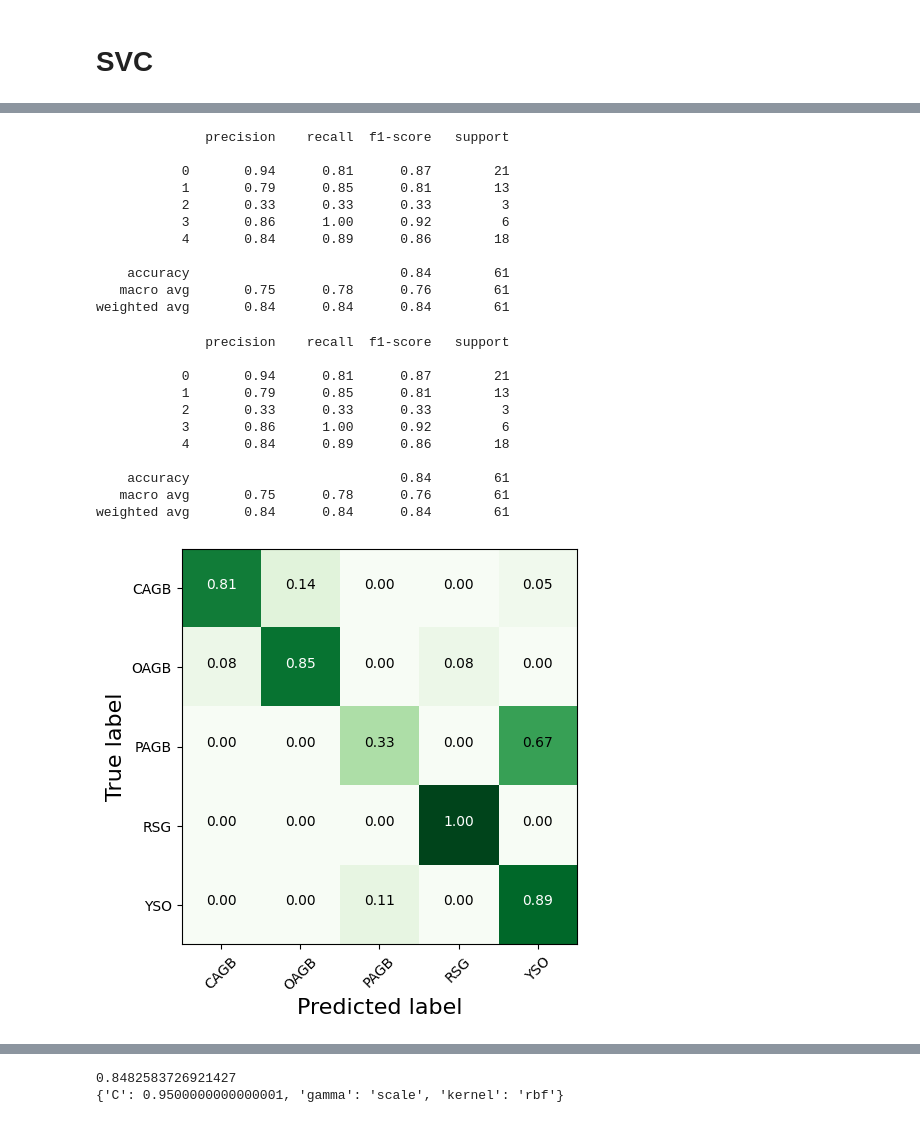
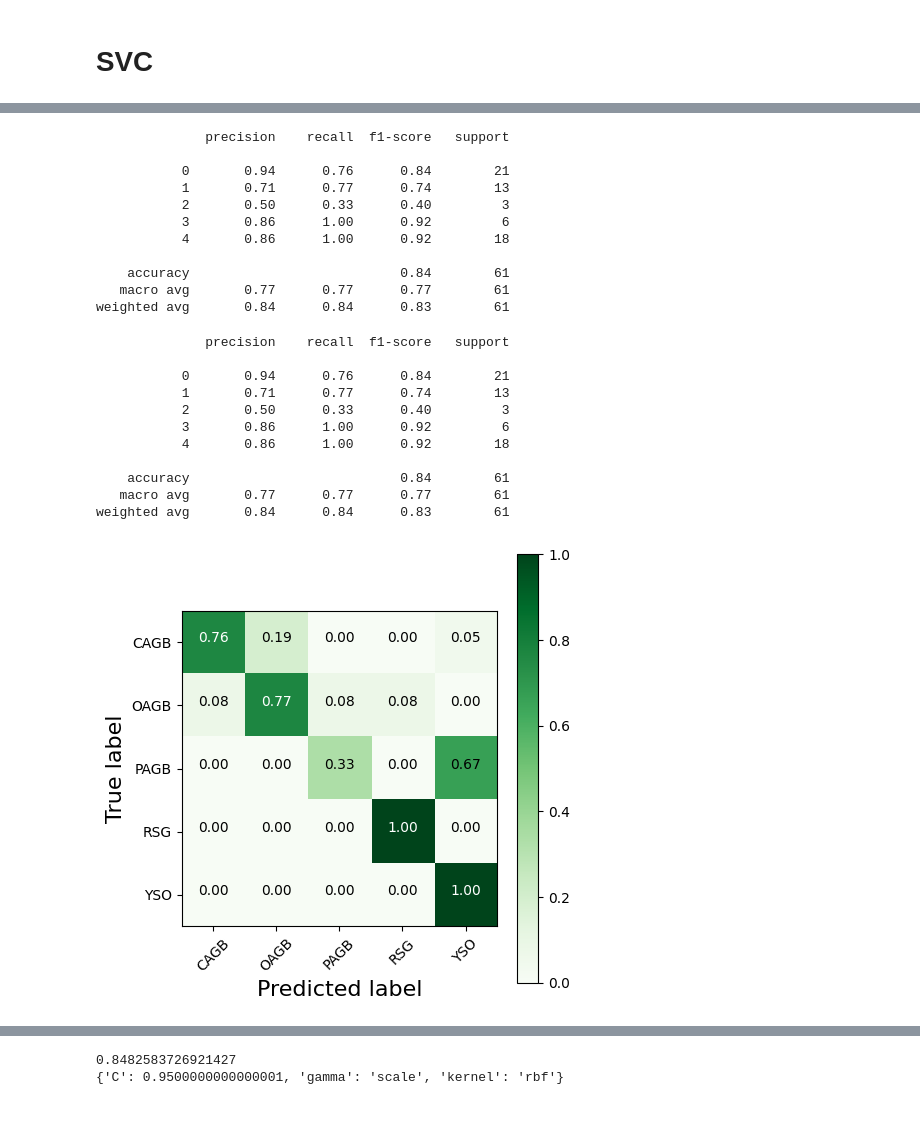
Before and after one commit to Mahdi-Abdollahii/Dusty-Stellar-Sources-Classification, a Jupyter notebook: Model_Evaluation_Simple.ipynb, the cells around one changed output, grey strips where cells are left out. Cells and saved outputs as stored; diff of their text form; code cells hidden in the pictures.

```diff
--- a/Model_Evaluation_Simple.ipynb
+++ b/Model_Evaluation_Simple.ipynb
@@ -437,7 +458,7 @@ filename = model_name + '.sav'
 pickle.dump(prf_cls, open(filename, 'wb'))
 # %%
 Address_directory = ''
-Models = ['PRF-001-10-90-0', 'PRF-001-10-93-1', 'PRF-01-10-92-0', 'PRF-01-100-92-0',
+Models = ['PRF-001-10-92-0', 'PRF-01-10-92-0', 'PRF-01-100-92-0',"PRF-08-10-93-1",
           'PRF-03-10-92-0', 'PRF-05-10-93-0', 'PRF-08-10-92-0']
 # %%
 for i in Models:
@@ -462,7 +483,7 @@ for i in Models:
                       title  = None,
                       file_name = model_name +'_CM.jpg',
                       size = (5,5),
-                      color_bar=False)
+                      color_bar=True)
 # %% [output]
 ======================================================
 Model_name: PRF
@@ -626,6 +647,6 @@ print(GS.best_params_)
 # %%
 from sklearn.svm import SVC
-SV_model = SVC(kernel='poly' , degree = 4 ,C= 0.2 , gamma = 1.4 )
+SV_model = SVC(kernel='poly' , degree = 3 ,C= 0.4 , gamma = 1.8 )
 SV_model.fit(X_train, Y_train)
 Y_pred = SV_model.predict(X_test)
 
@@ -633,13 +654,13 @@ print(classification_report( Y_test , Y_pred ))
 # %% [output]
               precision    recall  f1-score   support
 
-           0       0.94      0.81      0.87        21
-           1       0.79      0.85      0.81        13
-           2       0.33      0.33      0.33         3
+           0       0.94      0.76      0.84        21
+           1       0.71      0.77      0.74        13
+           2       0.50      0.33      0.40         3
            3       0.86      1.00      0.92         6
-           4       0.84      0.89      0.86        18
+           4       0.86      1.00      0.92        18
 
     accuracy                           0.84        61
-   macro avg       0.75      0.78      0.76        61
-weighted avg       0.84      0.84      0.84        61
+   macro avg       0.77      0.77      0.77        61
+weighted avg       0.84      0.84      0.83        61
 # %%
@@ -656,25 +676,25 @@ cm = confusion_matrix(Y_test , Y_pred_save_model )
 # %% [output]
               precision    recall  f1-score   support
 
-           0       0.94      0.81      0.87        21
-           1       0.79      0.85      0.81        13
-           2       0.33      0.33      0.33         3
+           0       0.94      0.76      0.84        21
+           1       0.71      0.77      0.74        13
+           2       0.50      0.33      0.40         3
            3       0.86      1.00      0.92         6
-           4       0.84      0.89      0.86        18
+           4       0.86      1.00      0.92        18
 
     accuracy                           0.84        61
-   macro avg       0.75      0.78      0.76        61
-weighted avg       0.84      0.84      0.84        61
+   macro avg       0.77      0.77      0.77        61
+weighted avg       0.84      0.84      0.83        61
 # %%
 plot_confusion_matrix(cm = cm ,
                       normalize    = True,
                       target_names = ['CAGB', 'OAGB', 'PAGB', 'RSG', 'YSO'] ,
                       title  = None,
                       file_name = model_name +'_CM.jpg',
                       size = (5,5),
-                      color_bar=False)
+                      color_bar=True)
 # %% [output]
-[figure, old version]
+[figure, new version]
 # %%
 %%time
 from sklearn.svm import SVC
```
Also changed, not shown: parts of 35 cells of this notebook.
